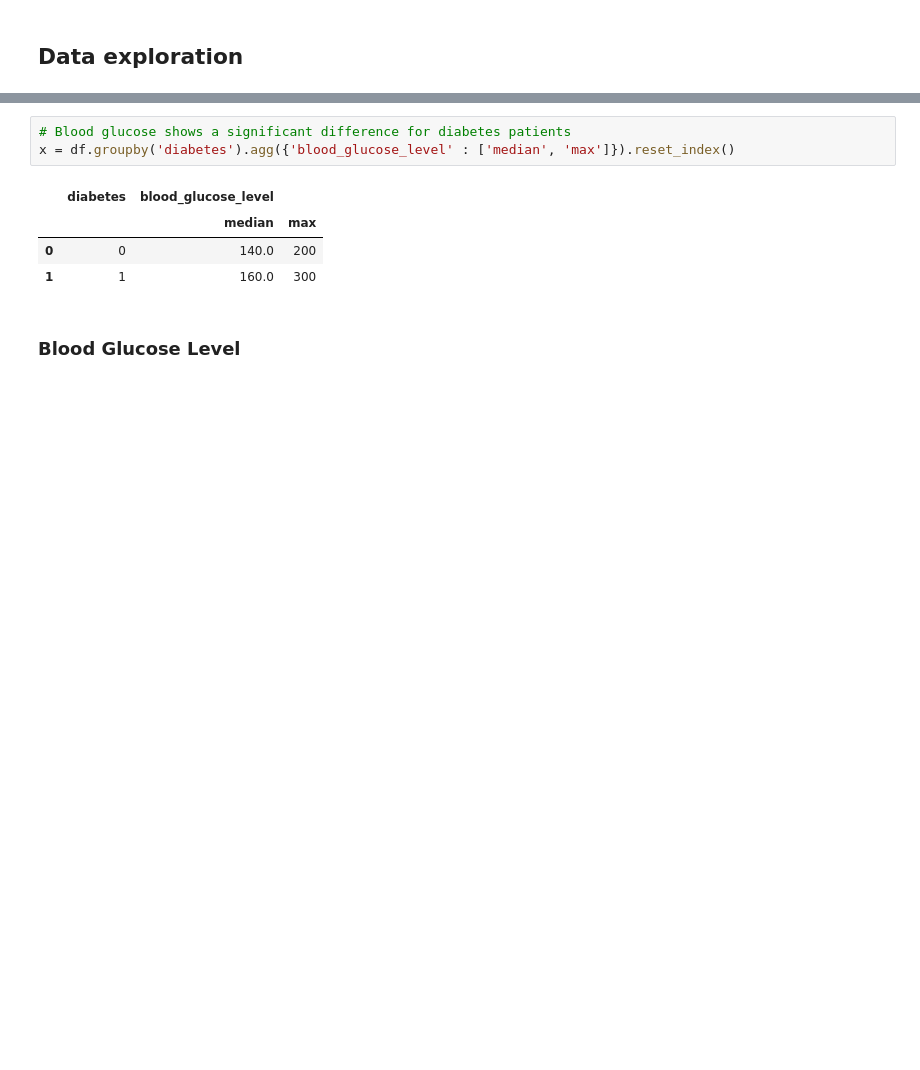
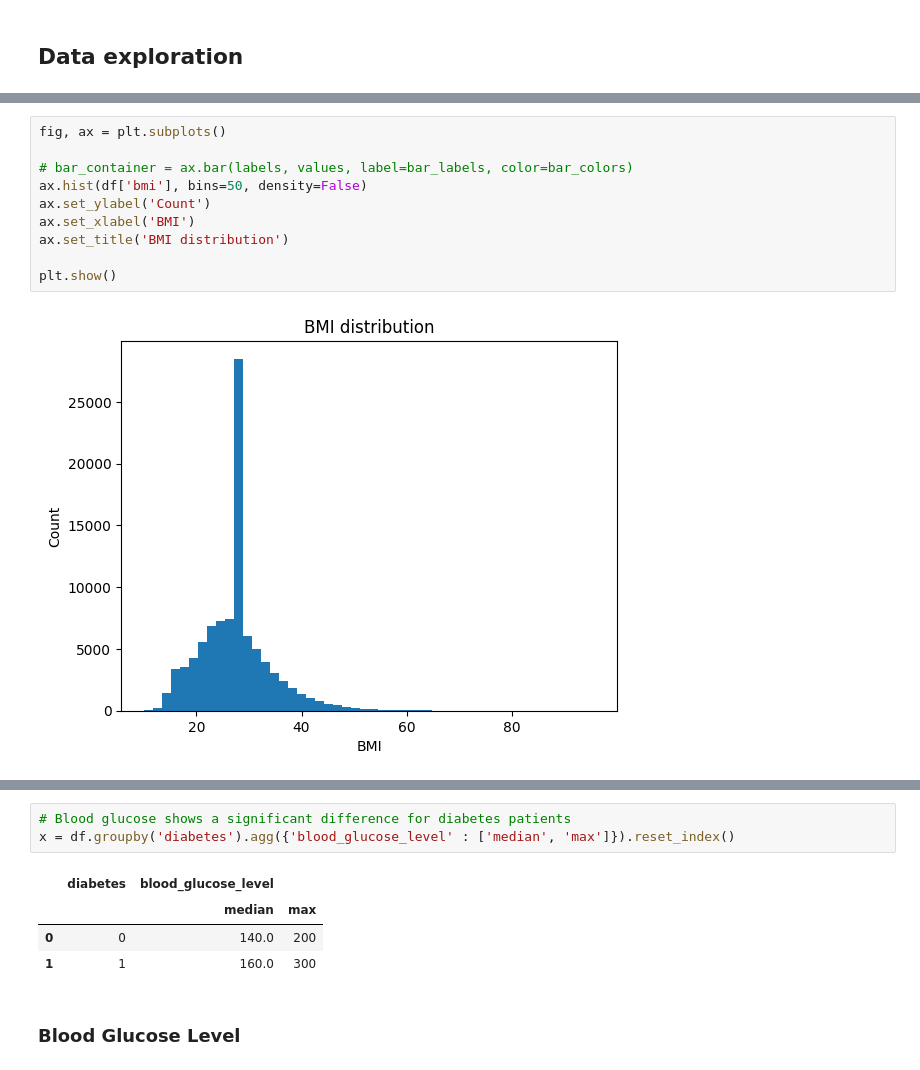
Before and after one commit to suchirmm/predictive_ml_, a Jupyter notebook: health_classification.ipynb, the cells around one changed output, grey strips where cells are left out. Cells and saved outputs as stored; diff of their text form; blank space fills up the shorter version.

```diff
--- a/health_classification.ipynb
+++ b/health_classification.ipynb
@@ -133,0 +166,12 @@ plt.show()
+# %%
+fig, ax = plt.subplots()
+
+# bar_container = ax.bar(labels, values, label=bar_labels, color=bar_colors)
+ax.hist(df['bmi'], bins=50, density=False)
+ax.set_ylabel('Count')
+ax.set_xlabel('BMI')
+ax.set_title('BMI distribution')
+
+plt.show()
+# %% [output]
+[figure, added]
```
Also changed, not shown: parts of 26 cells of this notebook.
